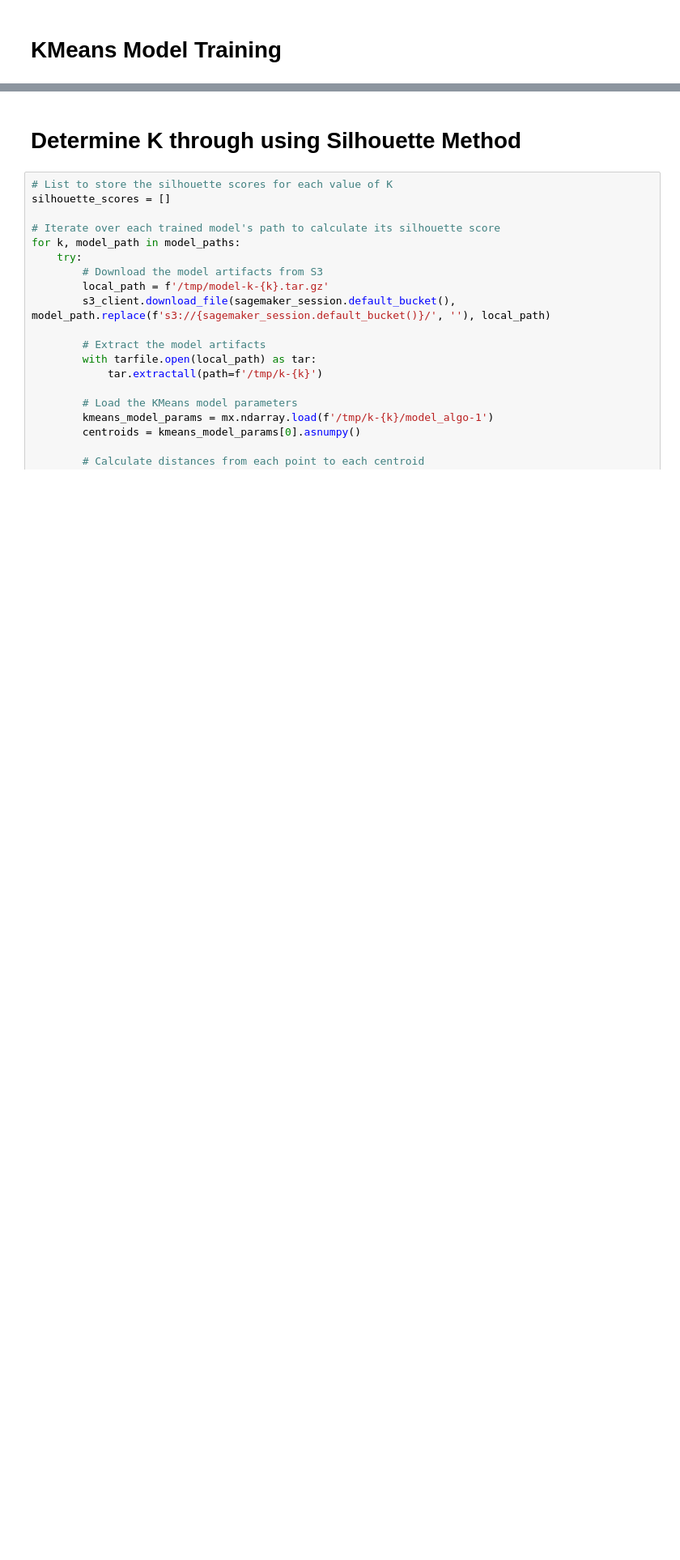
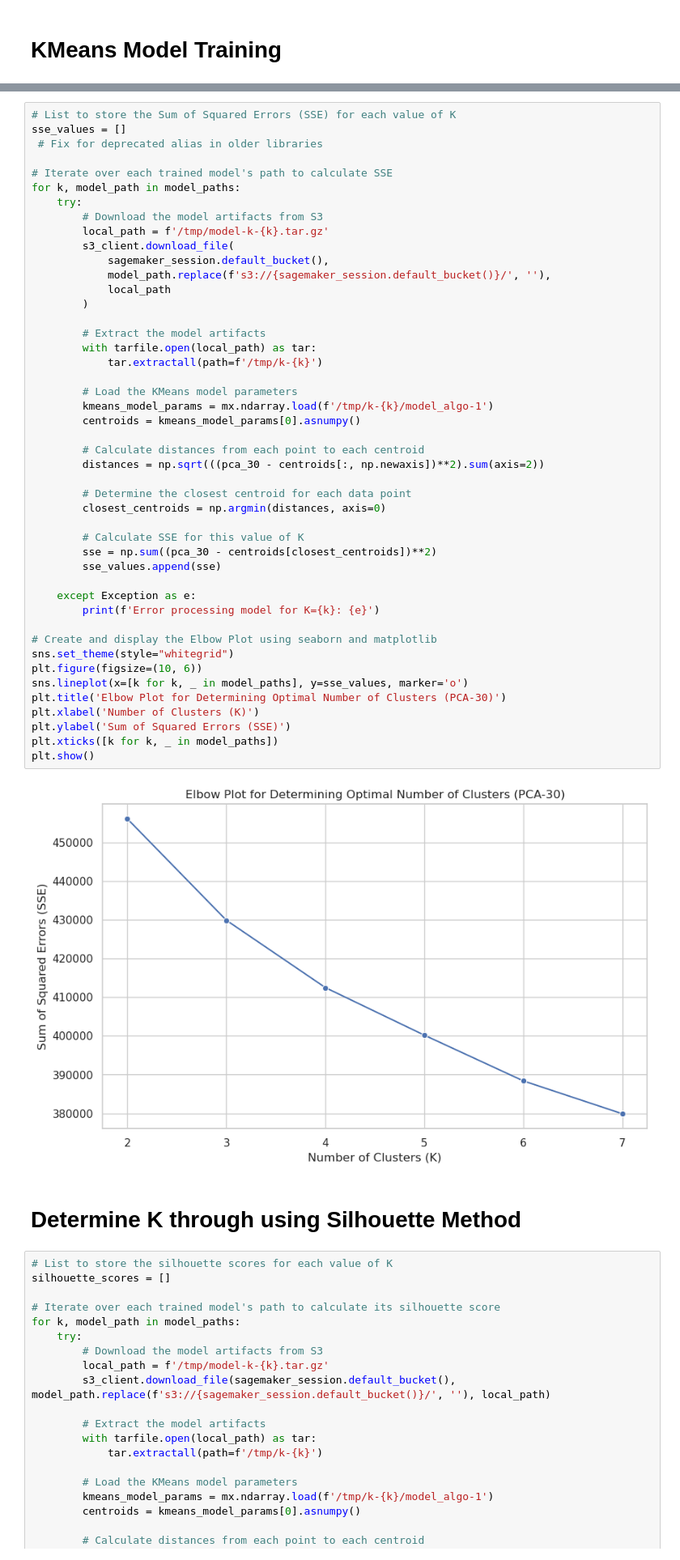
Before and after one commit to Hackyeahh/comm493-cloud-crusaders, a Jupyter notebook: main clustering.ipynb, the cells around one changed output, grey strips where cells are left out. Shown at 81% size. Saved outputs shown, nothing was run; the diff lists cells and outputs as text; blank space fills up the shorter version.

```diff
--- a/main clustering.ipynb
+++ b/main clustering.ipynb
@@ -649,3 +609,51 @@ plt.show()
+# %%
+# List to store the Sum of Squared Errors (SSE) for each value of K
+sse_values = []
+ # Fix for deprecated alias in older libraries
+
+# Iterate over each trained model's path to calculate SSE
+for k, model_path in model_paths:
+    try:
+        # Download the model artifacts from S3
+        local_path = f'/tmp/model-k-{k}.tar.gz'
+        s3_client.download_file(
+            sagemaker_session.default_bucket(),
+            model_path.replace(f's3://{sagemaker_session.default_bucket()}/', ''),
+            local_path
+        )
+
+        # Extract the model artifacts
+        with tarfile.open(local_path) as tar:
+            tar.extractall(path=f'/tmp/k-{k}')
+
+        # Load the KMeans model parameters
+        kmeans_model_params = mx.ndarray.load(f'/tmp/k-{k}/model_algo-1')
+        centroids = kmeans_model_params[0].asnumpy()
+
+        # Calculate distances from each point to each centroid
+        distances = np.sqrt(((pca_30 - centroids[:, np.newaxis])**2).sum(axis=2))
+
+        # Determine the closest centroid for each data point
+        closest_centroids = np.argmin(distances, axis=0)
+
+        # Calculate SSE for this value of K
+        sse = np.sum((pca_30 - centroids[closest_centroids])**2)
+        sse_values.append(sse)
+
+    except Exception as e:
+        print(f'Error processing model for K={k}: {e}')
+
+# Create and display the Elbow Plot using seaborn and matplotlib
+sns.set_theme(style="whitegrid")
+plt.figure(figsize=(10, 6))
+sns.lineplot(x=[k for k, _ in model_paths], y=sse_values, marker='o')
+plt.title('Elbow Plot for Determining Optimal Number of Clusters (PCA-30)')
+plt.xlabel('Number of Clusters (K)')
+plt.ylabel('Sum of Squared Errors (SSE)')
+plt.xticks([k for k, _ in model_paths])
+plt.show()
+# %% [output]
+[figure, added]
 # %% [markdown]
 # Determine K through using Silhouette Method
 # %%
```
Also changed, not shown: parts of 19 cells of this notebook.
